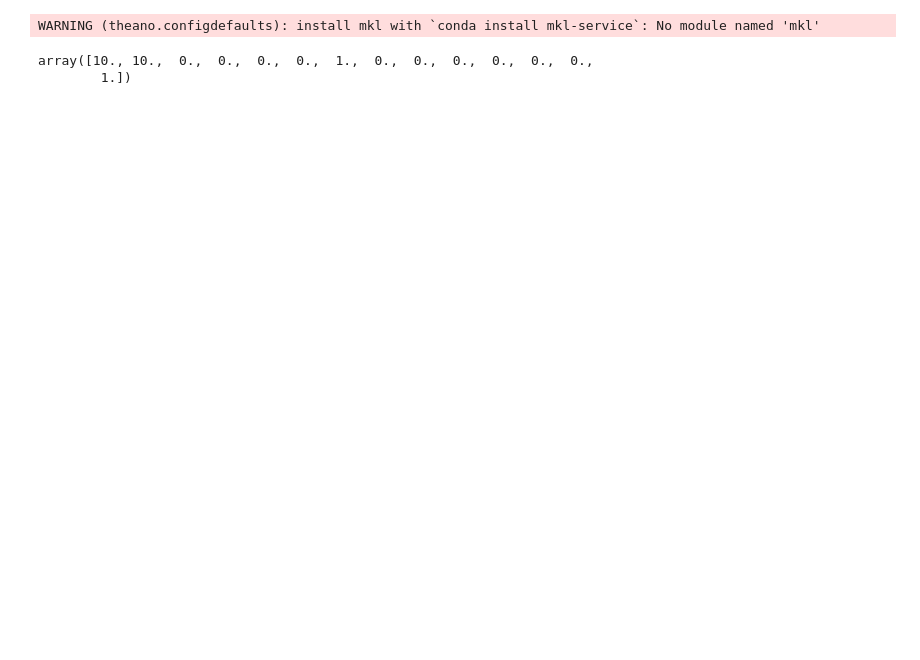
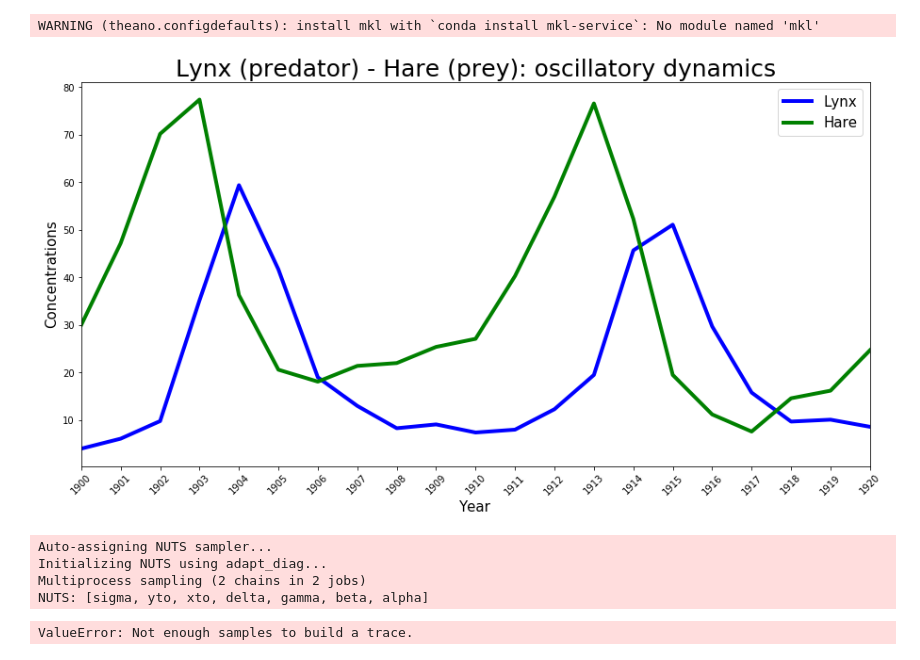
Before and after one commit to michaelosthege/ODEGSoC, a Jupyter notebook: Notebooks/Untitled.ipynb, the cells around one changed output. Cells and saved outputs as stored; diff of their text form; code cells hidden in the pictures; blank space fills up the shorter version.

```diff
--- a/Notebooks/Untitled.ipynb
+++ b/Notebooks/Untitled.ipynb
@@ -156,5 +149,59 @@ y0[0:n_states] = [10, 10]
-# %%
-y0
-# %% [output]
-array([10., 10.,  0.,  0.,  0.,  0.,  1.,  0.,  0.,  0.,  0.,  0.,  0.,
-        1.])
+# %%
+Year = np.arange(1900,1921,1)
+Lynx = np.array([4.0, 6.1, 9.8, 35.2, 59.4, 41.7, 19.0, 13.0, 8.3, 9.1, 7.4,
+                8.0, 12.3, 19.5, 45.7, 51.1, 29.7, 15.8, 9.7, 10.1, 8.6])
+Hare = np.array([30.0, 47.2, 70.2, 77.4, 36.3, 20.6, 18.1, 21.4, 22.0, 25.4,
+                 27.1, 40.3, 57.0, 76.6, 52.3, 19.5, 11.2, 7.6, 14.6, 16.2, 24.7])
+plt.figure(figsize=(15, 7.5))
+plt.plot(Year,Lynx,color='b', lw=4, label='Lynx')
+plt.plot(Year,Hare,color='g', lw=4, label='Hare')
+plt.legend(fontsize=15)
+plt.xlim([1900,1920])
+plt.xlabel('Year', fontsize=15)
+plt.ylabel('Concentrations', fontsize=15)
+plt.xticks(Year,rotation=45)
+plt.title('Lynx (predator) - Hare (prey): oscillatory dynamics', fontsize=25);
+# %% [output]
+[figure, added]
+# %%
+import pymc3 as pm
+theano.config.exception_verbosity= 'high'
+theano.config.floatX = 'float64'
+
+
+# Define the data matrix
+Y = np.vstack((Hare,Lynx)).T
+
+# Now instantiate the theano custom ODE op
+my_ODEop = ODEop(state,numpy_vsp)
+
+# The probabilistic model
+with pm.Model() as LV_model:
+
+    # Priors for unknown model parameters
+
+    alpha =  pm.Normal('alpha', mu=1, sd=0.5)
+    beta =  pm.Normal('beta', mu=0.05, sd=0.05)
+    gamma =  pm.Normal('gamma', mu=1, sd=0.5)
+    delta =  pm.Normal('delta', mu=0.05, sd=0.05)
+
+    xt0 = pm.Lognormal('xto', mu=np.log(10), sd=1)
+    yt0 = pm.Lognormal('yto', mu=np.log(10), sd=1)
+    sigma = pm.Lognormal('sigma', mu=-1, sd=1, shape=2)
+
+    # Forward model
+    all_params = pm.math.stack([alpha,beta,gamma,delta,xt0,yt0],axis=0)
+    ode_sol = my_ODEop(all_params)
+    forward = ode_sol.reshape(Y.shape)
+
+    # Likelihood
+    Y_obs = pm.Lognormal('Y_obs', mu=pm.math.log(forward), sd=sigma, observed=Y)
+
+    trace = pm.sample(1500, tune=1000, init='adapt_diag')
+trace['diverging'].sum()
+# %% [output]
+Auto-assigning NUTS sampler...
+Initializing NUTS using adapt_diag...
+Multiprocess sampling (2 chains in 2 jobs)
+NUTS: [sigma, yto, xto, delta, gamma, beta, alpha]
+ValueError: Not enough samples to build a trace.
```
Also changed, not shown: parts of 2 cells of this notebook, 3 other files.
